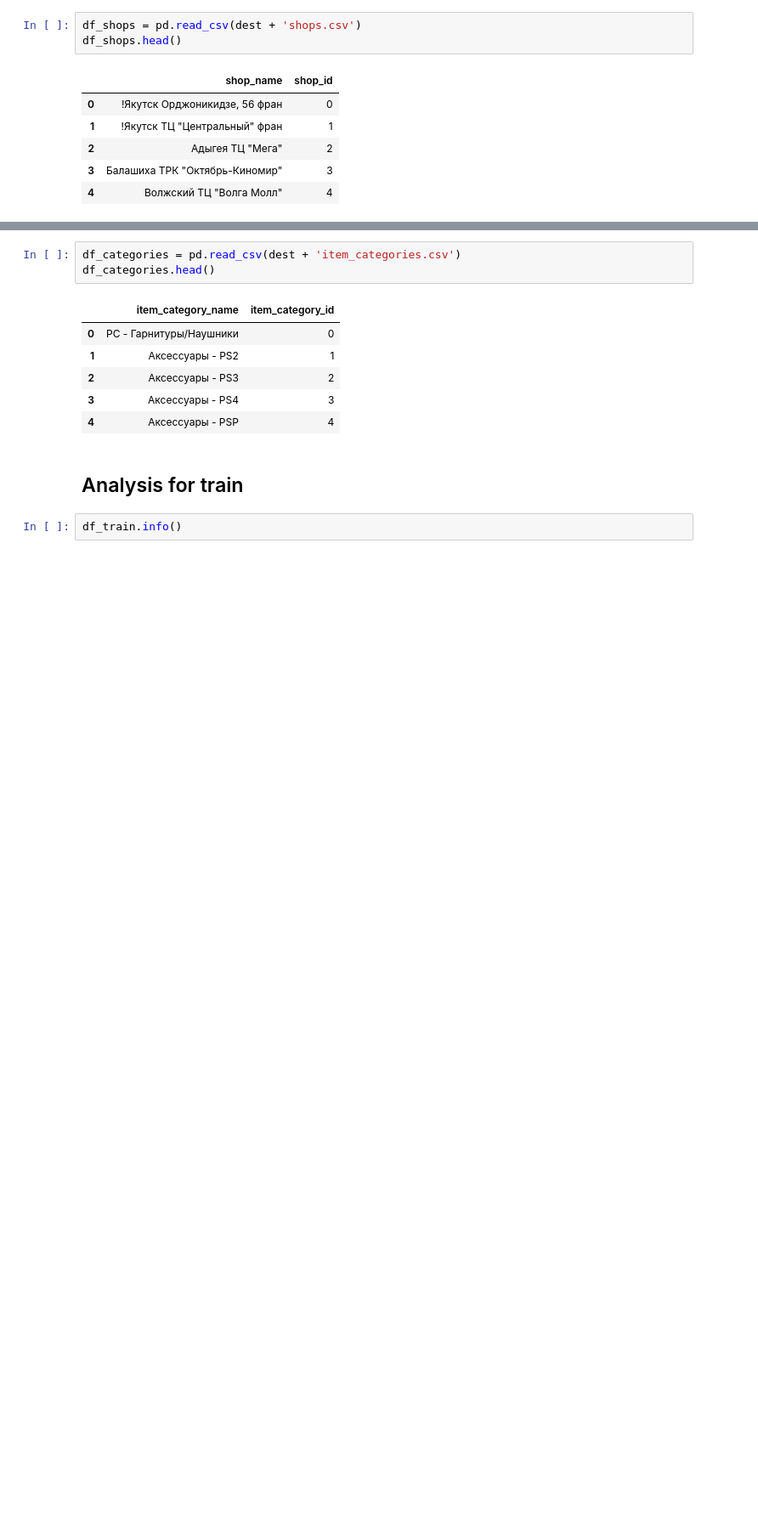
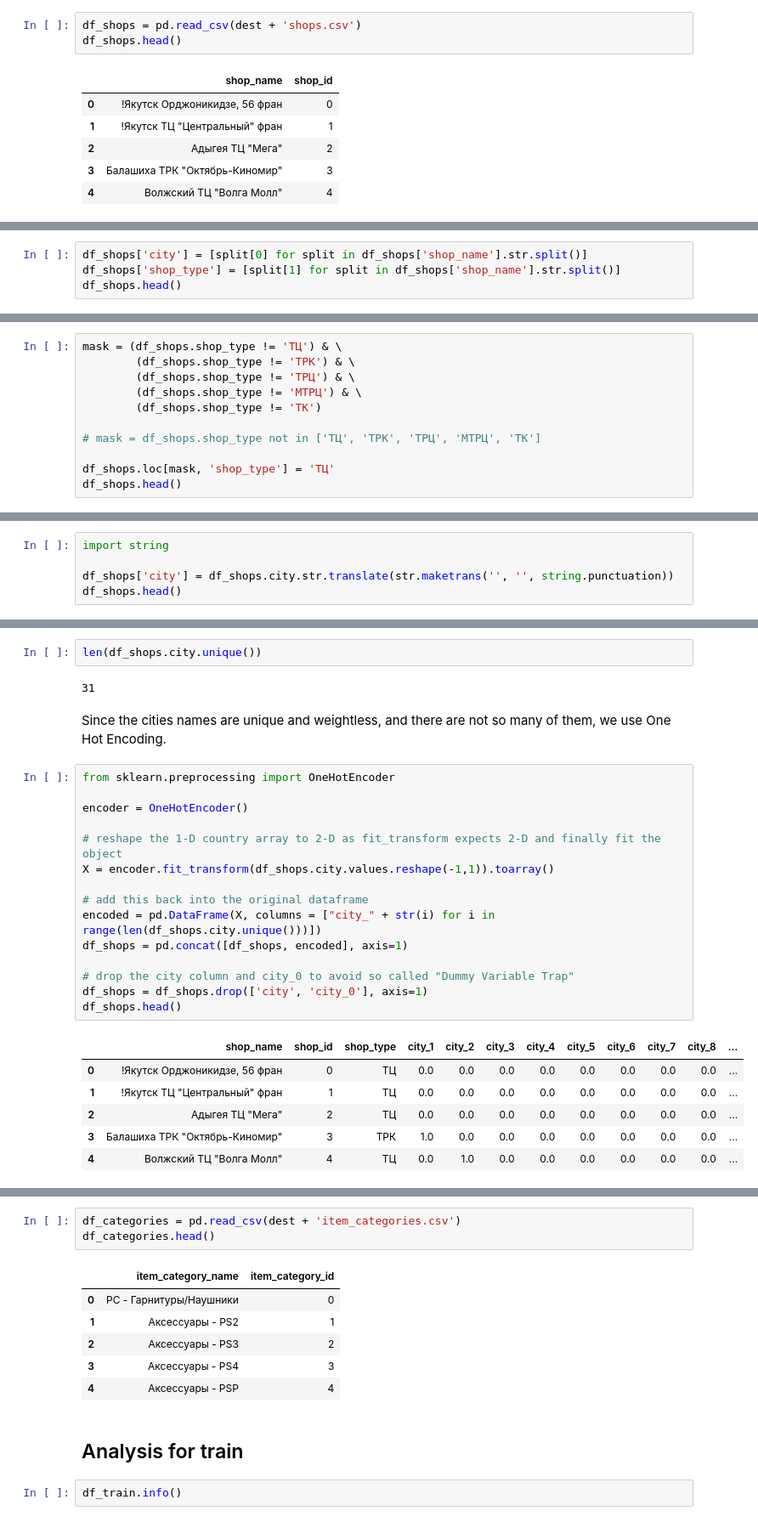
Before and after one commit to TayJen/HSE-Practice, a Jupyter notebook: HSE Final Project: Predict Future Sales.ipynb, the cells around one changed output, grey strips where cells are left out. Shown: that part at 85% size. Cells and saved outputs as stored; diff of their text form; blank space fills up the shorter version.

Commit message:
Some Feature Extraction for shops names (#TODO: fix Google Colab crashing)

```diff
--- a/HSE Final Project: Predict Future Sales.ipynb
+++ b/HSE Final Project: Predict Future Sales.ipynb
@@ -204,0 +225,4 @@ df_shops.head()
+# %%
+df_shops['city'] = [split[0] for split in df_shops['shop_name'].str.split()]
+df_shops['shop_type'] = [split[1] for split in df_shops['shop_name'].str.split()]
+df_shops.head()
@@ -204,0 +242,11 @@ df_shops.head()
+# %%
+mask = (df_shops.shop_type != 'ТЦ') & \
+        (df_shops.shop_type != 'ТРК') & \
+        (df_shops.shop_type != 'ТРЦ') & \
+        (df_shops.shop_type != 'МТРЦ') & \
+        (df_shops.shop_type != 'ТК')
+
+# mask = df_shops.shop_type not in ['ТЦ', 'ТРК', 'ТРЦ', 'МТРЦ', 'ТК']
+
+df_shops.loc[mask, 'shop_type'] = 'ТЦ'
+df_shops.head()
@@ -204,0 +260,5 @@ df_shops.head()
+# %%
+import string
+
+df_shops['city'] = df_shops.city.str.translate(str.maketrans('', '', string.punctuation))
+df_shops.head()
@@ -204,0 +272,28 @@ df_shops.head()
+# %%
+len(df_shops.city.unique())
+# %% [output]
+31
+# %% [markdown]
+Since the cities names are unique and weightless, and there are not so many of them, we use One Hot Encoding.
+# %%
+from sklearn.preprocessing import OneHotEncoder
+
+encoder = OneHotEncoder()
+
+# reshape the 1-D country array to 2-D as fit_transform expects 2-D and finally fit the object
+X = encoder.fit_transform(df_shops.city.values.reshape(-1,1)).toarray()
+
+# add this back into the original dataframe
+encoded = pd.DataFrame(X, columns = ["city_" + str(i) for i in range(len(df_shops.city.unique()))])
+df_shops = pd.concat([df_shops, encoded], axis=1)
+
+# drop the city column and city_0 to avoid so called "Dummy Variable Trap"
+df_shops = df_shops.drop(['city', 'city_0'], axis=1)
+df_shops.head()
+# %% [output]
+|  | shop_name | shop_id | shop_type | city_1 | city_2 | city_3 | city_4 | city_5 | city_6 | city_7 | city_8 | ... |
+| 0 | !Якутск Орджоникидзе, 56 фран | 0 | ТЦ | 0.0 | 0.0 | 0.0 | 0.0 | 0.0 | 0.0 | 0.0 | 0.0 | ... |
+| 1 | !Якутск ТЦ "Центральный" фран | 1 | ТЦ | 0.0 | 0.0 | 0.0 | 0.0 | 0.0 | 0.0 | 0.0 | 0.0 | ... |
+| 2 | Адыгея ТЦ "Мега" | 2 | ТЦ | 0.0 | 0.0 | 0.0 | 0.0 | 0.0 | 0.0 | 0.0 | 0.0 | ... |
+| 3 | Балашиха ТРК "Октябрь-Киномир" | 3 | ТРК | 1.0 | 0.0 | 0.0 | 0.0 | 0.0 | 0.0 | 0.0 | 0.0 | ... |
+| 4 | Волжский ТЦ "Волга Молл" | 4 | ТЦ | 0.0 | 1.0 | 0.0 | 0.0 | 0.0 | 0.0 | 0.0 | 0.0 | ... |
```
Also changed, not shown: parts of 27 cells of this notebook.
